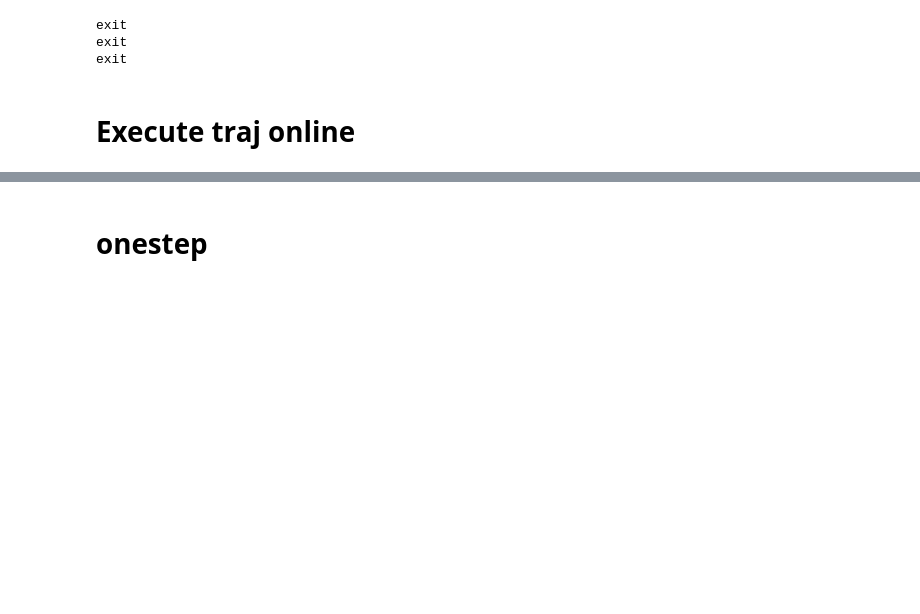
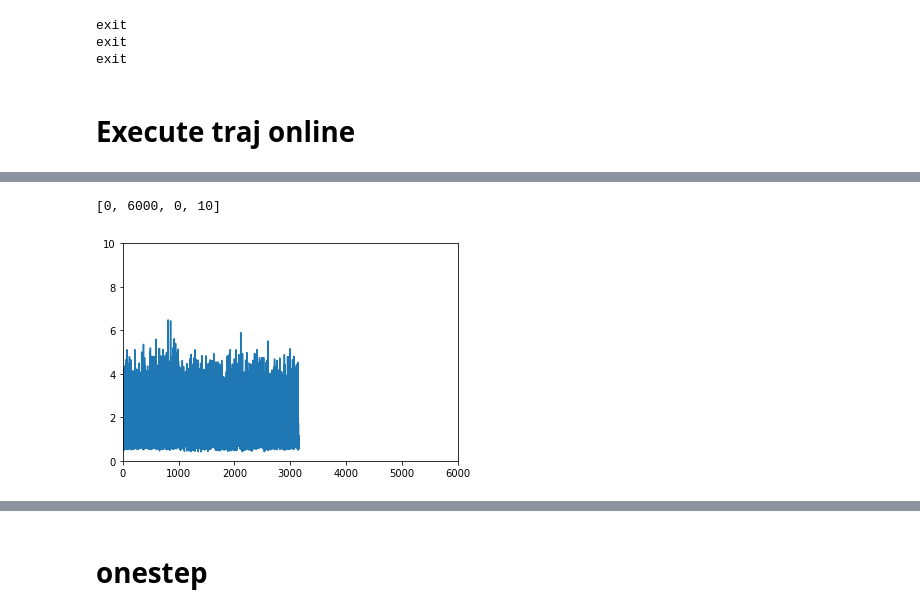
Before and after one commit to rnb-disinfection/rnb-planning, a Jupyter notebook: eTaSL/eTaSL_graph.ipynb, the cells around one changed output, grey strips where cells are left out. Cells and saved outputs as stored; diff of their text form; code cells hidden in the pictures; blank space fills up the shorter version.

```diff
--- a/eTaSL/eTaSL_graph.ipynb
+++ b/eTaSL/eTaSL_graph.ipynb
@@ -382,0 +396,6 @@ AttributeError: ConstraintGraph instance has no attribute 'find_schedules'
+# %%
+plt.plot(gtimer.timelist_dict["send-robot-0"])
+plt.axis([0,6000,0,10])
+# %% [output]
+[0, 6000, 0, 10]
+[figure, added]
```
Also changed, not shown: parts of 15 cells of this notebook, 8 other files.
